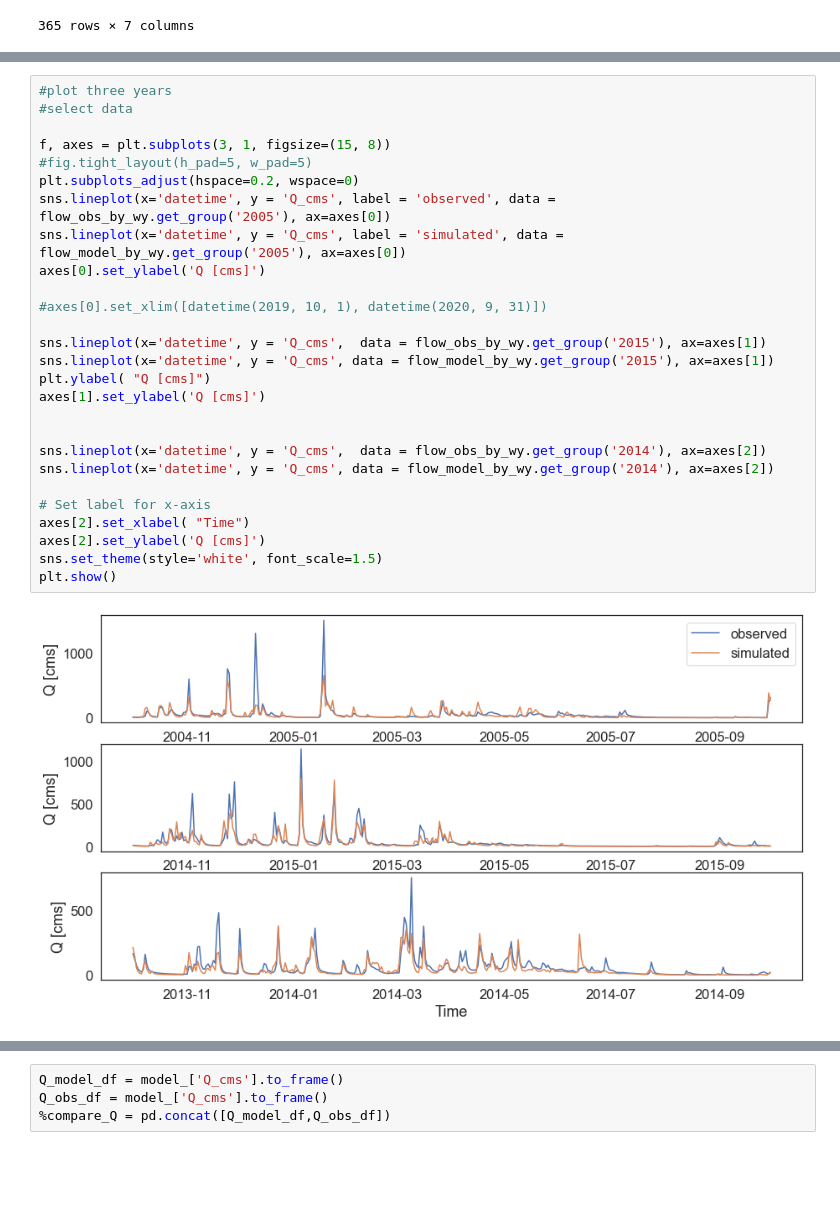
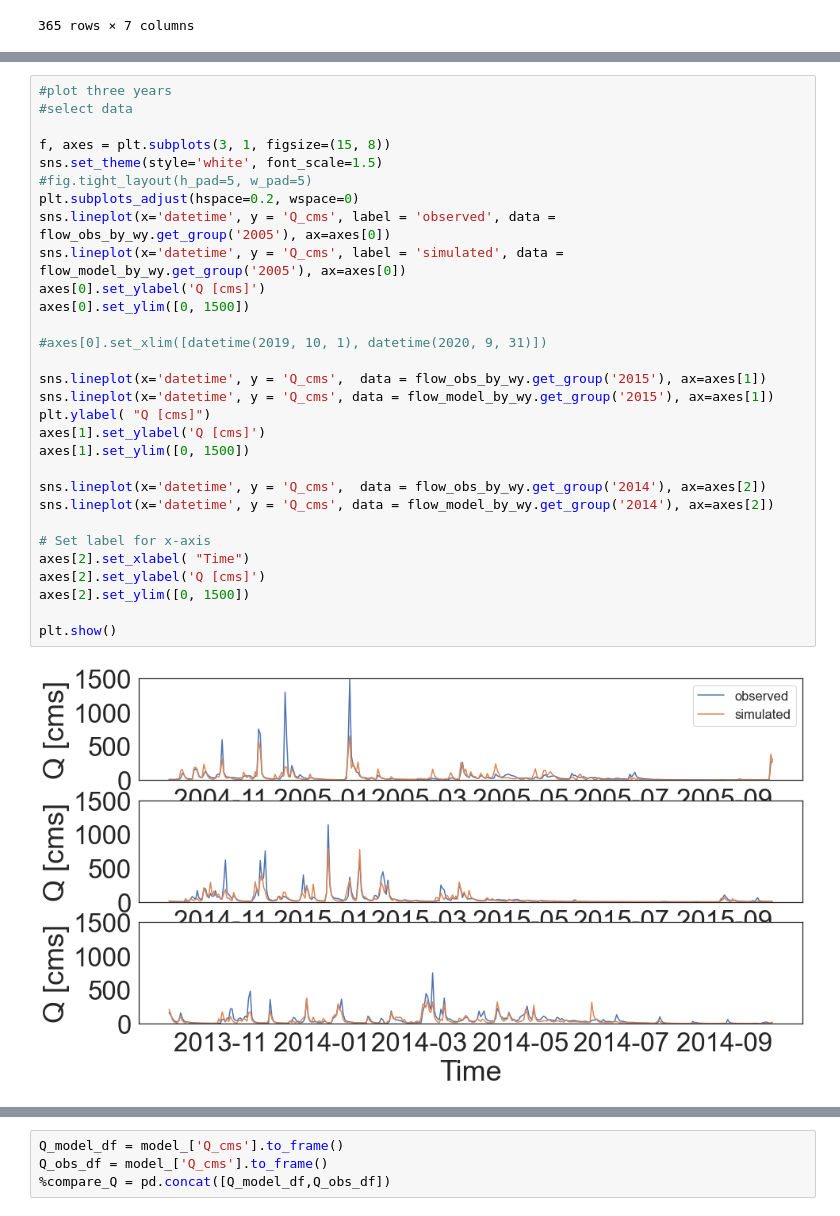
Before and after one commit to NCristea/Snow_SCL, a Jupyter notebook: plot_streamflow.ipynb, the cells around one changed output, grey strips where cells are left out. Cells and saved outputs as stored; diff of their text form; blank space fills up the shorter version.

```diff
--- a/plot_streamflow.ipynb
+++ b/plot_streamflow.ipynb
@@ -150,32 +226,35 @@ sns.set_theme(style='white', font_scale=3)
 # %%
 #plot three years
 #select data
 
 f, axes = plt.subplots(3, 1, figsize=(15, 8))
+sns.set_theme(style='white', font_scale=1.5)
 #fig.tight_layout(h_pad=5, w_pad=5)
 plt.subplots_adjust(hspace=0.2, wspace=0)
 sns.lineplot(x='datetime', y = 'Q_cms', label = 'observed', data = flow_obs_by_wy.get_group('2005'), ax=axes[0])
 sns.lineplot(x='datetime', y = 'Q_cms', label = 'simulated', data = flow_model_by_wy.get_group('2005'), ax=axes[0])
 axes[0].set_ylabel('Q [cms]')
+axes[0].set_ylim([0, 1500])
 
 #axes[0].set_xlim([datetime(2019, 10, 1), datetime(2020, 9, 31)])
 
 sns.lineplot(x='datetime', y = 'Q_cms',  data = flow_obs_by_wy.get_group('2015'), ax=axes[1])
 sns.lineplot(x='datetime', y = 'Q_cms', data = flow_model_by_wy.get_group('2015'), ax=axes[1])
 plt.ylabel( "Q [cms]")
 axes[1].set_ylabel('Q [cms]')
-
+axes[1].set_ylim([0, 1500])
 
 sns.lineplot(x='datetime', y = 'Q_cms',  data = flow_obs_by_wy.get_group('2014'), ax=axes[2])
 sns.lineplot(x='datetime', y = 'Q_cms', data = flow_model_by_wy.get_group('2014'), ax=axes[2])
 
 # Set label for x-axis
 axes[2].set_xlabel( "Time")
 axes[2].set_ylabel('Q [cms]')
-sns.set_theme(style='white', font_scale=1.5)
+axes[2].set_ylim([0, 1500])
+
 plt.show()
 # %% [output]
-[figure, old version]
+[figure, new version]
 # %%
 fig, ax = plt.subplots()
 plt.scatter(model_['Q_cms'], obs_['Q_cms'])
```
Also changed, not shown: parts of 20 cells of this notebook, 14 other files.
